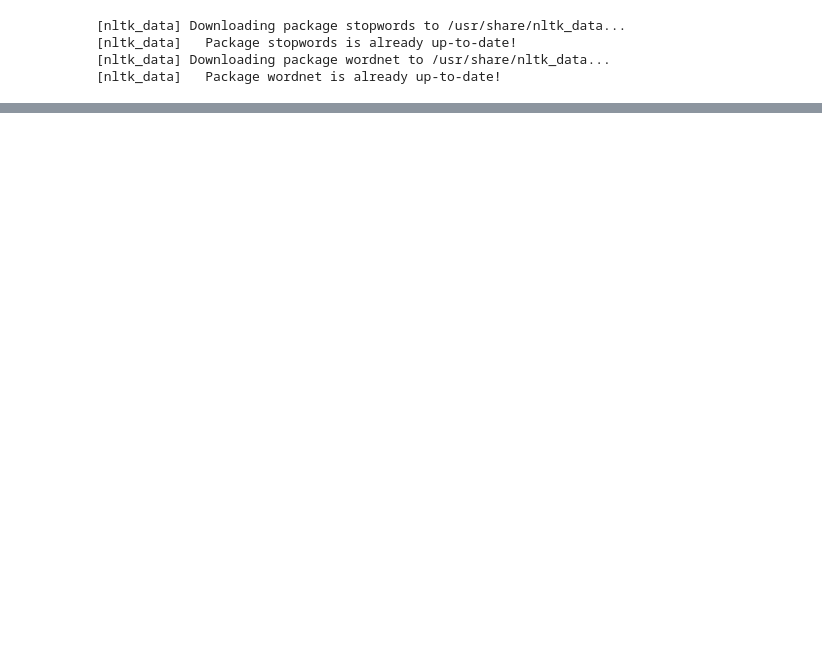
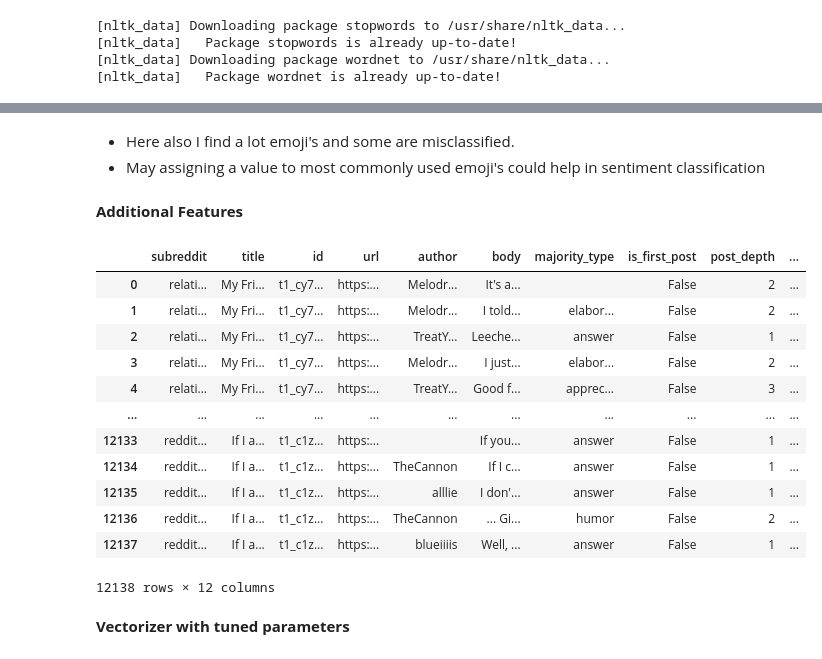
Before and after one commit to ArunGautham-Soundarrajan/subreddit_sentiment_classification, a Jupyter notebook: main.ipynb, the cells around one changed output, grey strips where cells are left out. Saved outputs shown, nothing was run; the diff lists cells and outputs as text; code cells hidden in the pictures; blank space fills up the shorter version.

```diff
--- a/main.ipynb
+++ b/main.ipynb
@@ -487,0 +459,3 @@ np.logspace(-3,5,9)
+# %%
+pd.set_option('display.max_colwidth', None)
+err_df[err_df['sentiment.polarity'] == 'very negative'][['body','y_pred']]
@@ -487,0 +483,3 @@ np.logspace(-3,5,9)
+# %%
+pd.set_option('display.max_colwidth', None)
+err_df[err_df['sentiment.polarity'] == 'very positive'][['body','y_pred']].head(30)
@@ -487,0 +504,24 @@ np.logspace(-3,5,9)
+# %% [markdown]
+* Here also I find a lot emoji's and some are misclassified.
+* May assigning a value to most commonly used emoji's could help in sentiment classification
+# %% [markdown]
+**Additional Features**
+# %%
+pd.set_option('display.max_colwidth', 10)
+train_data
+# %% [output]
+|  | subreddit | title | id | url | author | body | majority_type | is_first_post | post_depth | ... |
+| 0 | relati... | My Fri... | t1_cy7... | https:... | Melodr... | It's a... |  | False | 2 | ... |
+| 1 | relati... | My Fri... | t1_cy7... | https:... | Melodr... | I told... | elabor... | False | 2 | ... |
+| 2 | relati... | My Fri... | t1_cy7... | https:... | TreatY... | Leeche... | answer | False | 1 | ... |
+| 3 | relati... | My Fri... | t1_cy7... | https:... | Melodr... | I just... | elabor... | False | 2 | ... |
+| 4 | relati... | My Fri... | t1_cy7... | https:... | TreatY... | Good f... | apprec... | False | 3 | ... |
+| ... | ... | ... | ... | ... | ... | ... | ... | ... | ... | ... |
+| 12133 | reddit... | If I a... | t1_c1z... | https:... |  | If you... | answer | False | 1 | ... |
+| 12134 | reddit... | If I a... | t1_c1z... | https:... | TheCannon | If I c... | answer | False | 1 | ... |
+| 12135 | reddit... | If I a... | t1_c1z... | https:... | alllie | I don'... | answer | False | 1 | ... |
+| 12136 | reddit... | If I a... | t1_c1z... | https:... | TheCannon | ... Gi... | humor | False | 2 | ... |
+| 12137 | reddit... | If I a... | t1_c1z... | https:... | blueiiiis | Well, ... | answer | False | 1 | ... |
+12138 rows × 12 columns
+# %% [markdown]
+**Vectorizer with tuned parameters**
```
Also changed, not shown: parts of 75 cells of this notebook.
